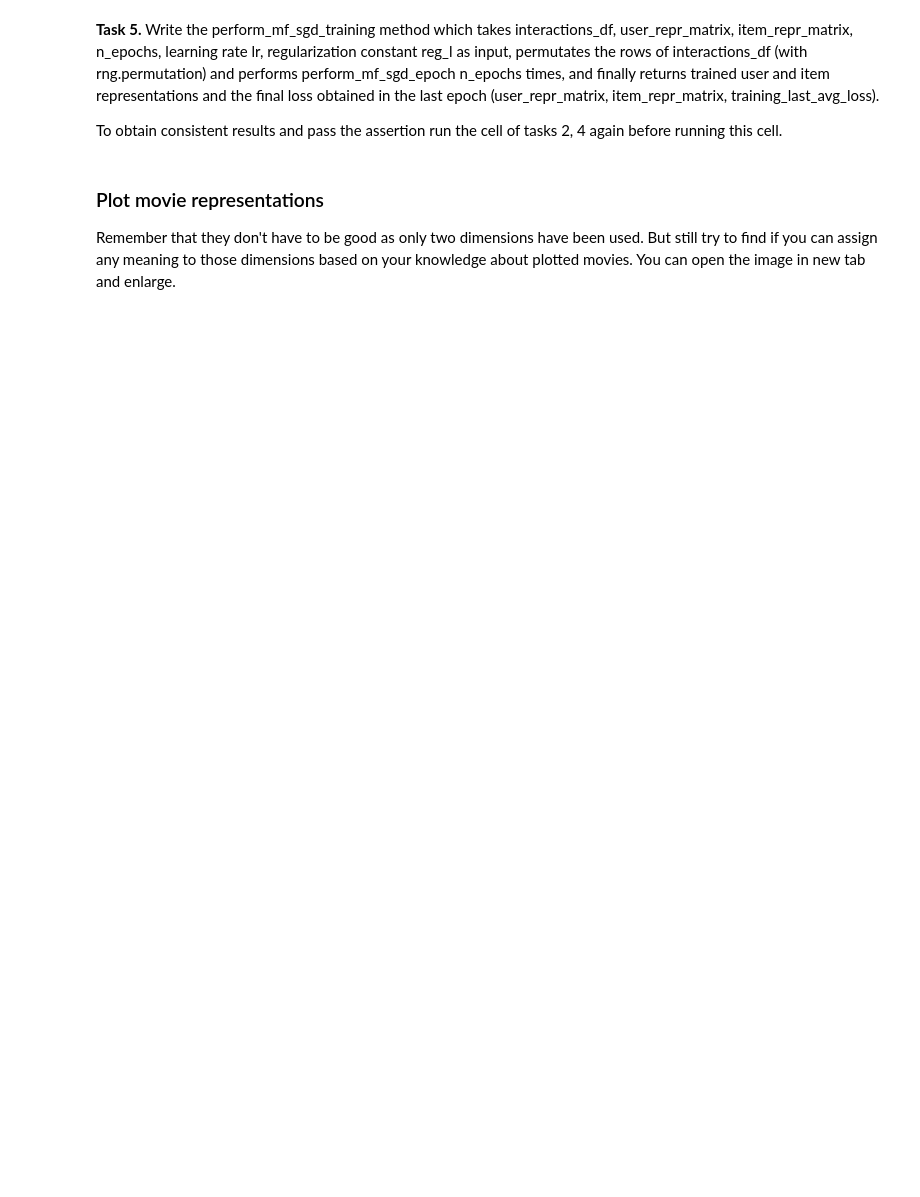
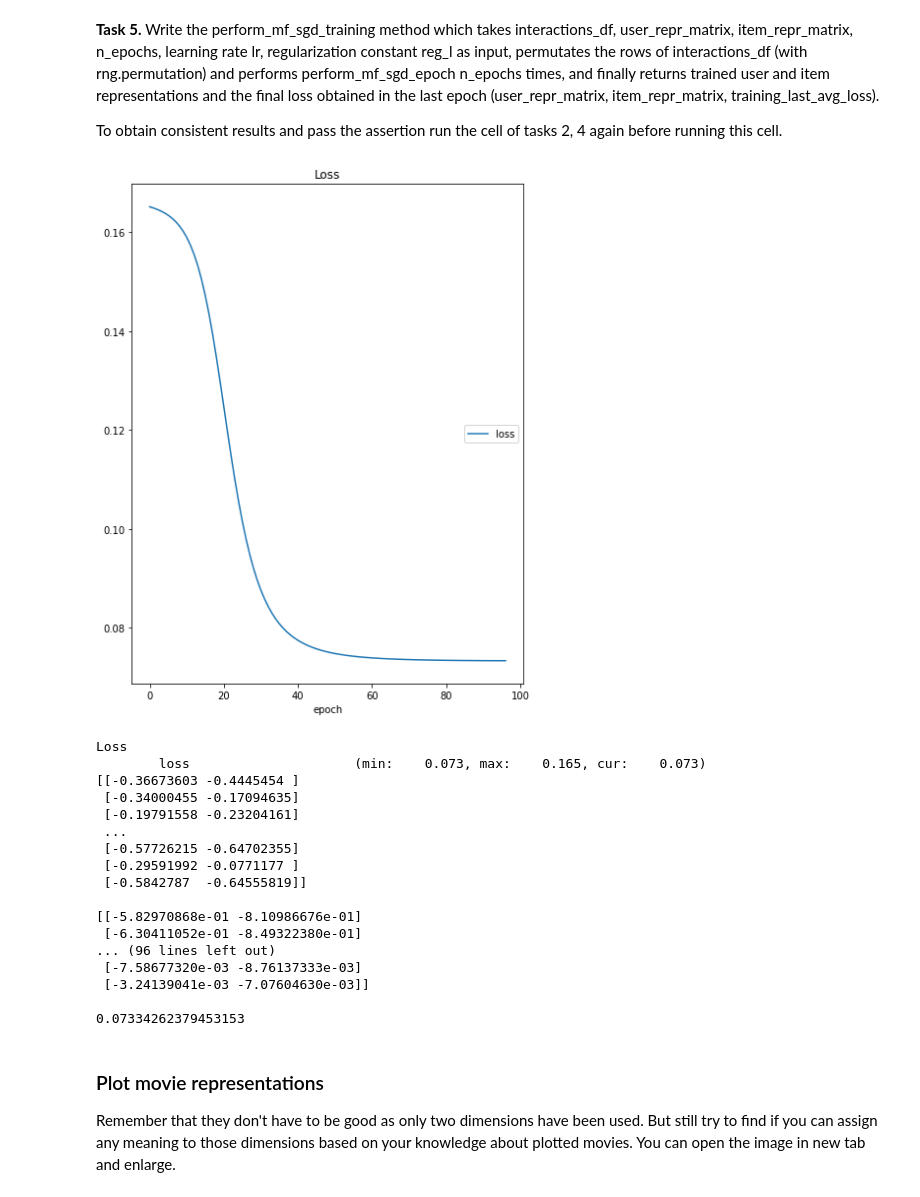
Before and after one commit to dansilecki/recommender-systems-class, a Jupyter notebook: class_08_netflix_recommender.ipynb, the cells around one changed output. Saved outputs shown, nothing was run; the diff lists cells and outputs as text; code cells hidden in the pictures; blank space fills up the shorter version.

```diff
--- a/class_08_netflix_recommender.ipynb
+++ b/class_08_netflix_recommender.ipynb
@@ -185,6 +166,8 @@ rng = np.random.RandomState(seed=seed)
 ########################
 # Write your code here #
 ########################
+user_repr_matrix = rng.normal(0, 1, size=(n_users, embedding_dim))
+item_repr_matrix = rng.normal(0, 1, size=(n_items, embedding_dim))
 
 print(user_repr_matrix)
 print()
@@ -203,6 +204,15 @@ def perform_mf_sgd_step(user_repr, item_repr, r_ui, lr, reg_l):
     ########################
     # Write your code here #
     ########################
+    loss = np.power((r_ui - np.matmul(user_repr, item_repr)), 2)
+
+    e_ui = r_ui - np.matmul(item_repr.T, user_repr)
+
+    item_repr = item_repr + lr * (e_ui * user_repr - reg_l * item_repr)
+    user_repr = user_repr + lr * (e_ui * item_repr - reg_l * user_repr)
+
+
+    return user_repr, item_repr, loss
 
 
 # Test
@@ -212,6 +222,9 @@ item_repr = np.array([0.75, 0.15])
 r_ui = 1
 lr = 0.01
 reg_l = 0.1
+
+# perform_mf_sgd_step(user_repr, item_repr, r_ui, lr, reg_l)
+
 user_repr, item_repr, loss = perform_mf_sgd_step(user_repr, item_repr, r_ui, lr, reg_l)
 print(user_repr, item_repr, loss)
 assert np.abs(user_repr[0] - 0.256215) < 0.001
@@ -228,7 +243,15 @@ def perform_mf_sgd_epoch(interactions_df, user_repr_matrix, item_repr_matrix, lr
     ########################
     # Write your code here #
     ########################
-
+    total_loss = 0
+#     print(type(interactions_df))
+    for idx, interaction in interactions_df.iterrows():
+        u_idx = int(interaction['user_id'])
+        i_idx = int(interaction['item_id'])
+        r_ui = int(interaction['interacted'])
+        user_repr_matrix[u_idx], item_repr_matrix[i_idx], loss = perform_mf_sgd_step(user_repr_matrix[u_idx], item_repr_matrix[i_idx], r_ui, lr, reg_l)
+        total_loss = total_loss + loss
+    return user_repr_matrix, item_repr_matrix, total_loss
 
 # Test
 
@@ -253,33 +295,64 @@ from livelossplot import PlotLosses
 def perform_mf_sgd_training(interactions_df, user_repr_matrix, item_repr_matrix, n_epochs, lr, reg_l):
     liveloss = PlotLosses()
 
     ########################
     # Write your code here #
     ########################
 
+    perm_interactions_df = rng.permutation(interactions_df)
+    perm_interactions_df = pd.DataFrame(perm_interactions_df, columns = ['user_id','item_id','interacted'])
+
+    for epoch in range(n_epochs):
+        total_loss = 0
+        user_repr_matrix, item_repr_matrix, epoch_loss \
+            = perform_mf_sgd_epoch(perm_interactions_df, user_repr_matrix, item_repr_matrix, lr, reg_l)
+
+        total_loss = total_loss + epoch_loss
+        print(total_loss)
         # Save and print epoch losses (this should be at the end of the loop over epochs)
 
         training_last_avg_loss = total_loss / len(interactions_df)
 
         if epoch >= 3: # A bound on epoch prevents showing extremely high losses in the first epochs
             logs = {'loss': training_last_avg_loss}
             liveloss.update(logs)
             liveloss.send()
+
+    return user_repr_matrix, item_repr_matrix, training_last_avg_loss
 
 
 # Test
 
 n_epochs = 100
 user_repr_matrix, item_repr_matrix, training_last_avg_loss \
     = perform_mf_sgd_training(interactions_pos_neg_df, user_repr_matrix, item_repr_matrix, n_epochs, lr, reg_l)
 
 print(user_repr_matrix)
 print()
 print(item_repr_matrix)
 print()
 print(training_last_avg_loss)
 
 # assert np.abs(total_loss - 5076.2638779478975) < 0.001
+# %% [output]
+[figure, added]
+Loss
+        loss                     (min:    0.073, max:    0.165, cur:    0.073)
+[[-0.36673603 -0.4445454 ]
+ [-0.34000455 -0.17094635]
+ [-0.19791558 -0.23204161]
+ ...
+ [-0.57726215 -0.64702355]
+ [-0.29591992 -0.0771177 ]
+ [-0.5842787  -0.64555819]]
+
+[[-5.82970868e-01 -8.10986676e-01]
+ [-6.30411052e-01 -8.49322380e-01]
+... (96 lines left out)
+ [-7.58677320e-03 -8.76137333e-03]
+ [-3.24139041e-03 -7.07604630e-03]]
+
+0.07334262379453153
 # %% [markdown]
 ### Plot movie representations
 
```
Also changed, not shown: parts of 5 cells of this notebook.
